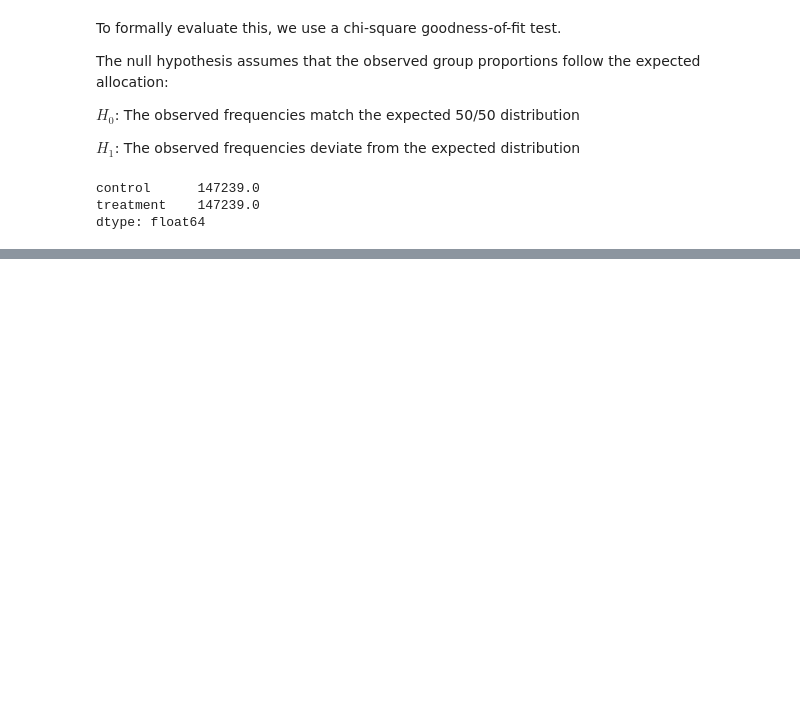
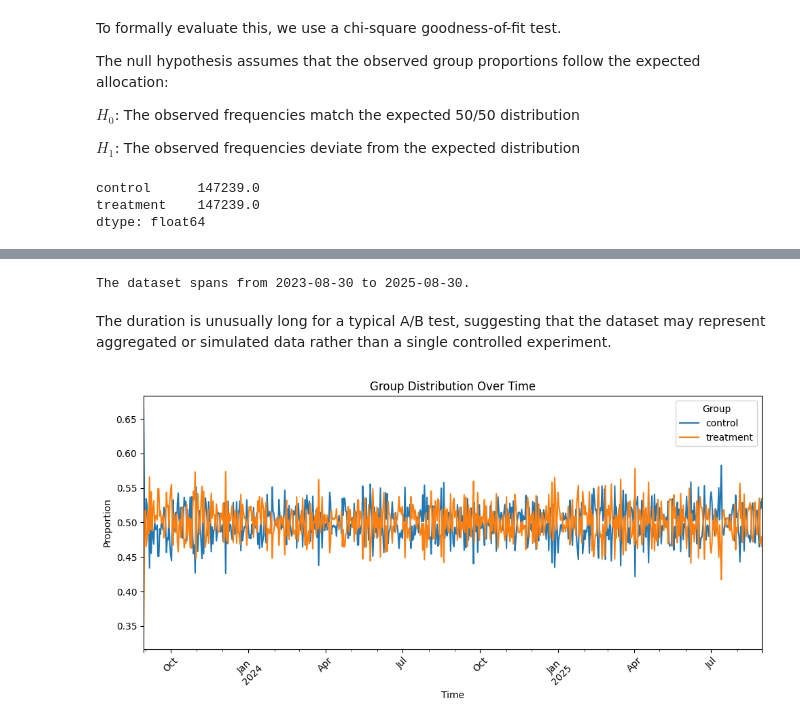
Before and after one commit to Bernardo-G-Cunha/conversion-rate-ab-test, a Jupyter notebook: notebooks/02_experiment_validation.ipynb, the cells around one changed output, grey strips where cells are left out. Cells and saved outputs as stored; diff of their text form; code cells hidden in the pictures; blank space fills up the shorter version.

```diff
--- a/notebooks/02_experiment_validation.ipynb
+++ b/notebooks/02_experiment_validation.ipynb
@@ -65,0 +157,20 @@ This supports the validity of the experiment's randomization process.
+# %%
+df["timestamp"] = pd.to_datetime(df["timestamp"])
+df["date"] = df["timestamp"].dt.date
+
+start_date = df["date"].min()
+end_date = df["date"].max()
+
+print(f"The dataset spans from {start_date} to {end_date}.")
+# %% [output]
+The dataset spans from 2023-08-30 to 2025-08-30.
+# %% [markdown]
+The duration is unusually long for a typical A/B test, suggesting that the
+dataset may represent aggregated or simulated data rather than a single
+controlled experiment.
+# %%
+from src import plot_group_distribution_over_time
+
+plot_group_distribution_over_time(df)
+# %% [output]
+[figure, added]
```
Also changed, not shown: parts of 18 cells of this notebook, 3 other files.
